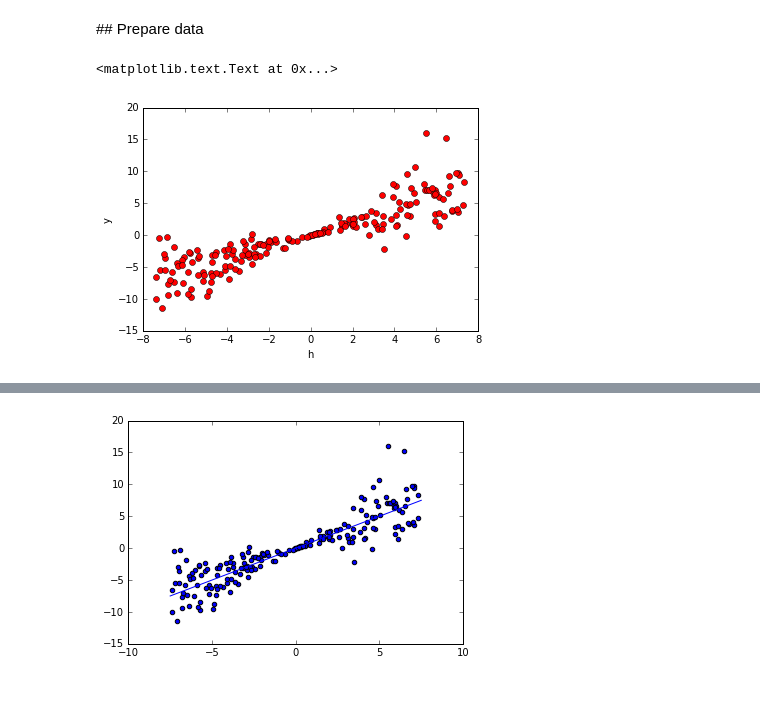
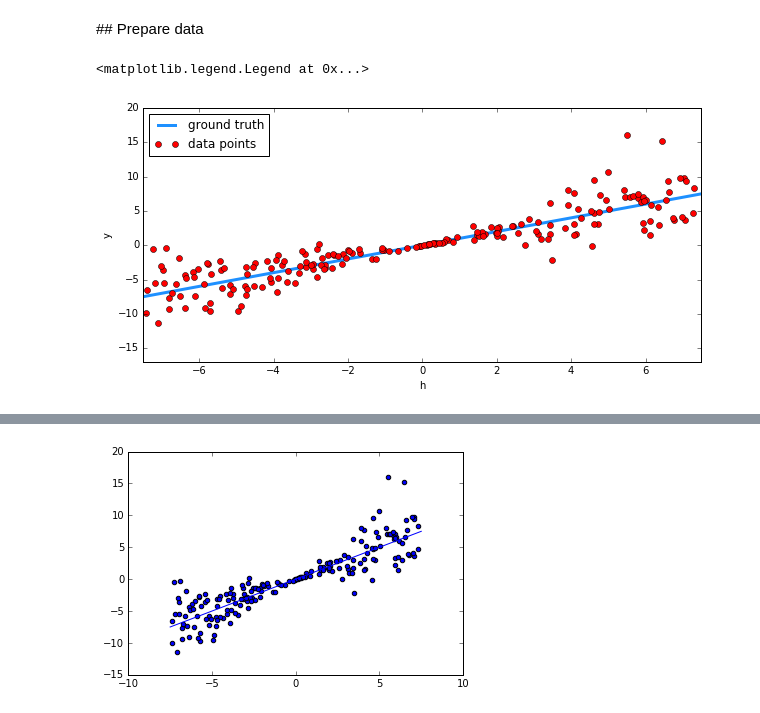
Before and after one commit to eaa3/aml_dl, a Jupyter notebook: src/aml_dl/mdn/notebooks/04_mdn_heteroscedastic_example.ipynb, the cells around one changed output, grey strips where cells are left out. Drawn from its saved outputs; the diff is of its cells as text; code cells hidden in the pictures.

Commit message:
recent plots

```diff
--- a/src/aml_dl/mdn/notebooks/04_mdn_heteroscedastic_example.ipynb
+++ b/src/aml_dl/mdn/notebooks/04_mdn_heteroscedastic_example.ipynb
@@ -134,22 +131,30 @@ func_y = f_heteroscedastic
 # %%
 num_data_points = 200 # 1000
 x_values = np.random.uniform(-7.5, 7.5, num_data_points)  # input data
 y_values = func_y(x_values, 0.5)
 x_true = np.linspace(-7.5,7.5, num_data_points)
 y_true = x_true
 x_test = x_true
 
 train_idx = np.arange(num_data_points)#np.random.choice(np.arange(300,1650),20)
 
 # plt.plot(x_values, y_values, 'dodgerblue', linewidth=3.0)
-plt.plot(x_values[train_idx], y_values[train_idx], 'ro')
+fig2 = plt.figure(1, figsize=(10,10))
+ax2 = fig2.add_subplot(211)
+plt.plot(x_test, y_true, 'dodgerblue', linewidth=3.0, label="ground truth")
+plt.plot(x_values[train_idx], y_values[train_idx], 'ro', label="data points")
+
 plt.xlabel("h")
 plt.ylabel("y")
 # print x_values[300:1450]
 # print y_values[300:1450]
+
+plt.xlim([-7.5,7.5])
+plt.ylim([-17,20])
+plt.legend(loc='upper left')
 # %% [output]
-<matplotlib.text.Text at 0x...>
+<matplotlib.legend.Legend at 0x...>
-[figure, old version]
+[figure, new version]
 # %%
 # x_train = np.vstack([x_values[200:400,None],x_values[750:1000,None],x_values[1250:1450,None]])
 # y_train = np.vstack([y_values[200:400,None],y_values[750:1000,None],y_values[1250:1450,None]])
```
Also changed, not shown: parts of 11 cells of this notebook, 2 other files.
